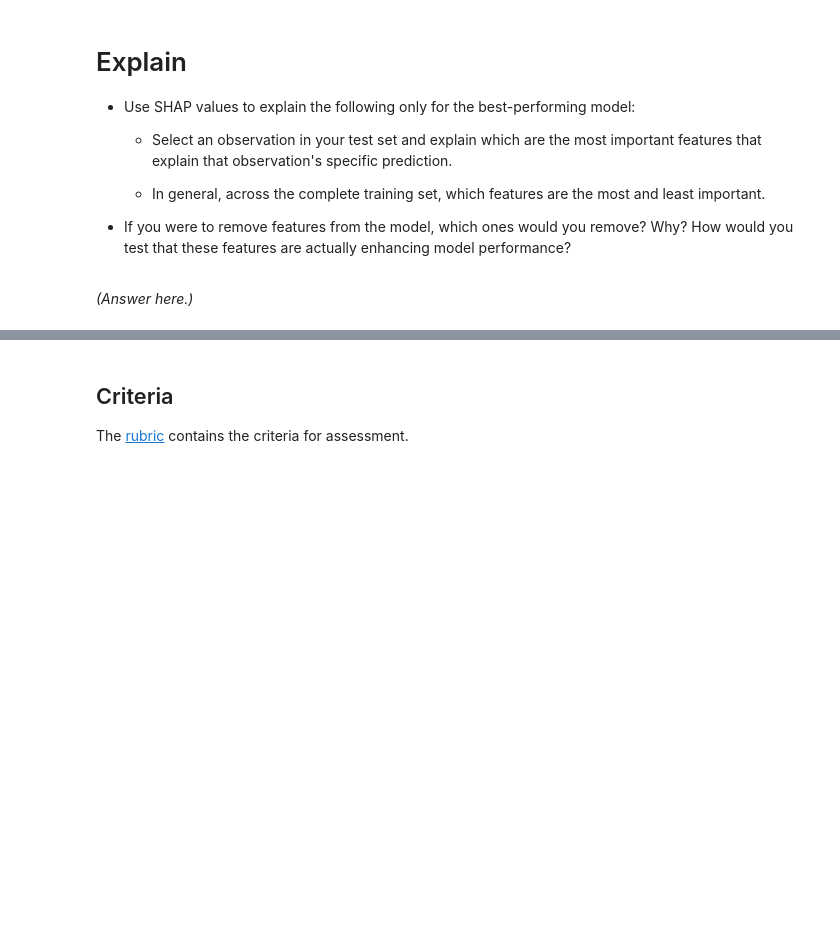
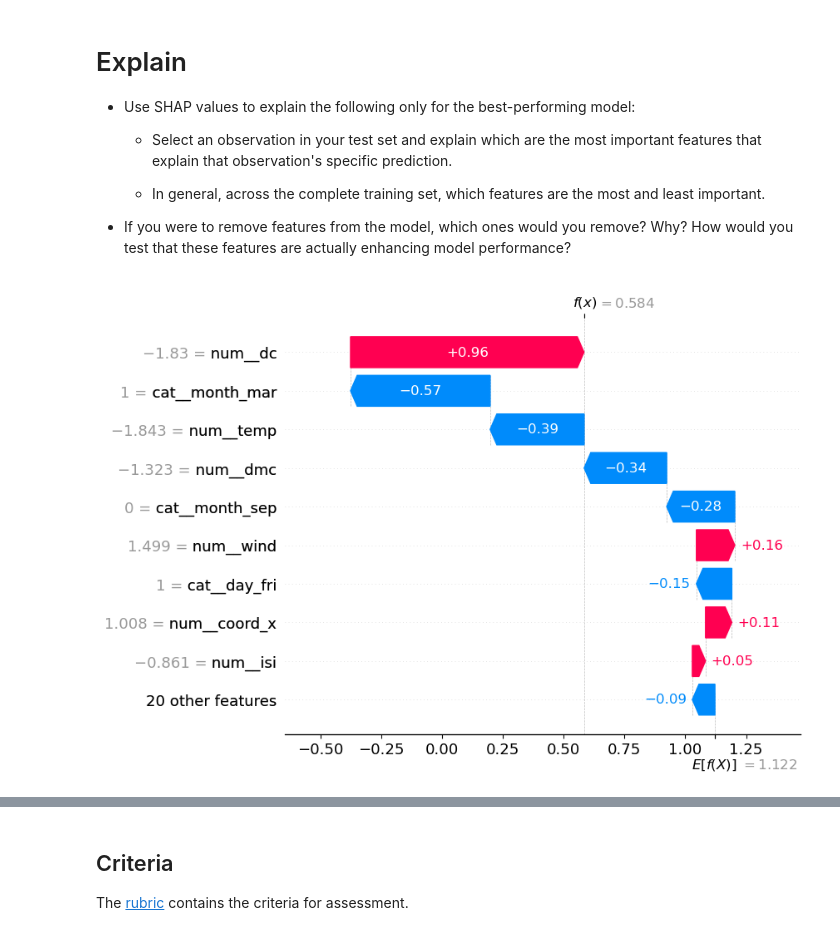
Before and after one commit to Linz498/production, a Jupyter notebook: 02_activities/assignments/assignment_2.ipynb, the cells around one changed output, grey strips where cells are left out. Saved outputs shown, nothing was run; the diff lists cells and outputs as text; code cells hidden in the pictures; blank space fills up the shorter version.

Commit message:
Updated Production Assignment 2 Submission

```diff
--- a/02_activities/assignments/assignment_2.ipynb
+++ b/02_activities/assignments/assignment_2.ipynb
@@ -544,5 +544,28 @@ with open('best_model.pkl', 'wb') as f:
     - In general, across the complete training set, which features are the most and least important.
 
 + If you were to remove features from the model, which ones would you remove? Why? How would you test that these features are actually enhancing model performance?
-# %% [markdown]
-*(Answer here.)*
+# %%
+import shap
+
+# Step 1: Assign best model (already done)
+# best_model = grid_search_2.best_estimator_
+
+# Step 2: Transform test data using the pipeline's preprocessor
+X_test_transformed = best_model.named_steps['preprocessing'].transform(X_features_df)
+
+# Step 3: Get the feature names after transformation
+feature_names = best_model.named_steps['preprocessing'].get_feature_names_out()
+
+# Step 4: Get the trained LinearRegression model
+model = best_model.named_steps['regressor']
+
+# Step 5: Create SHAP Linear Explainer
+explainer = shap.explainers.Linear(model, X_test_transformed, feature_names=feature_names)
+
+# Step 6: Get SHAP values for all test samples (or just one sample for local explanation)
+shap_values = explainer(X_test_transformed)
+
+# Step 7: Visualize the explanation for the first sample
+shap.plots.waterfall(shap_values[0])
+# %% [output]
+[figure, added]
```
Also changed, not shown: parts of 13 cells of this notebook.
